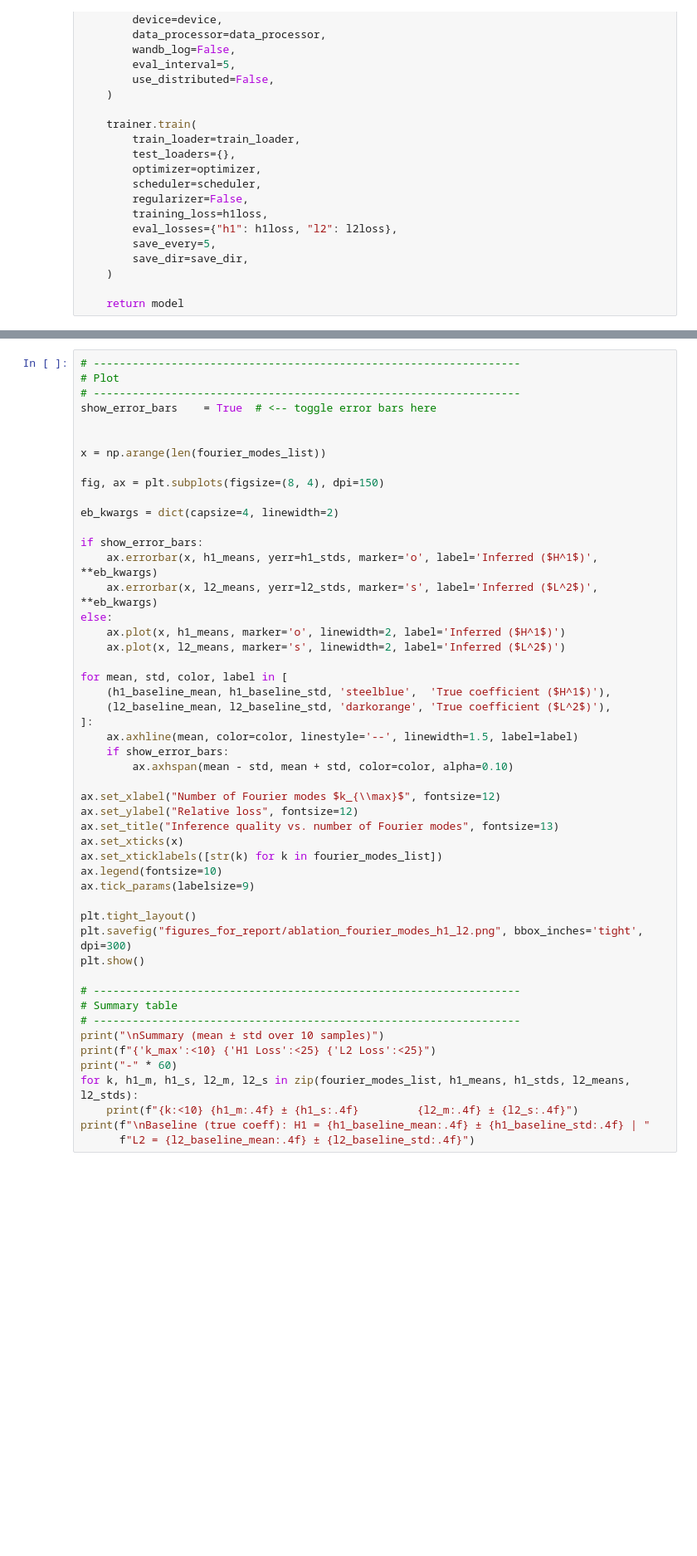
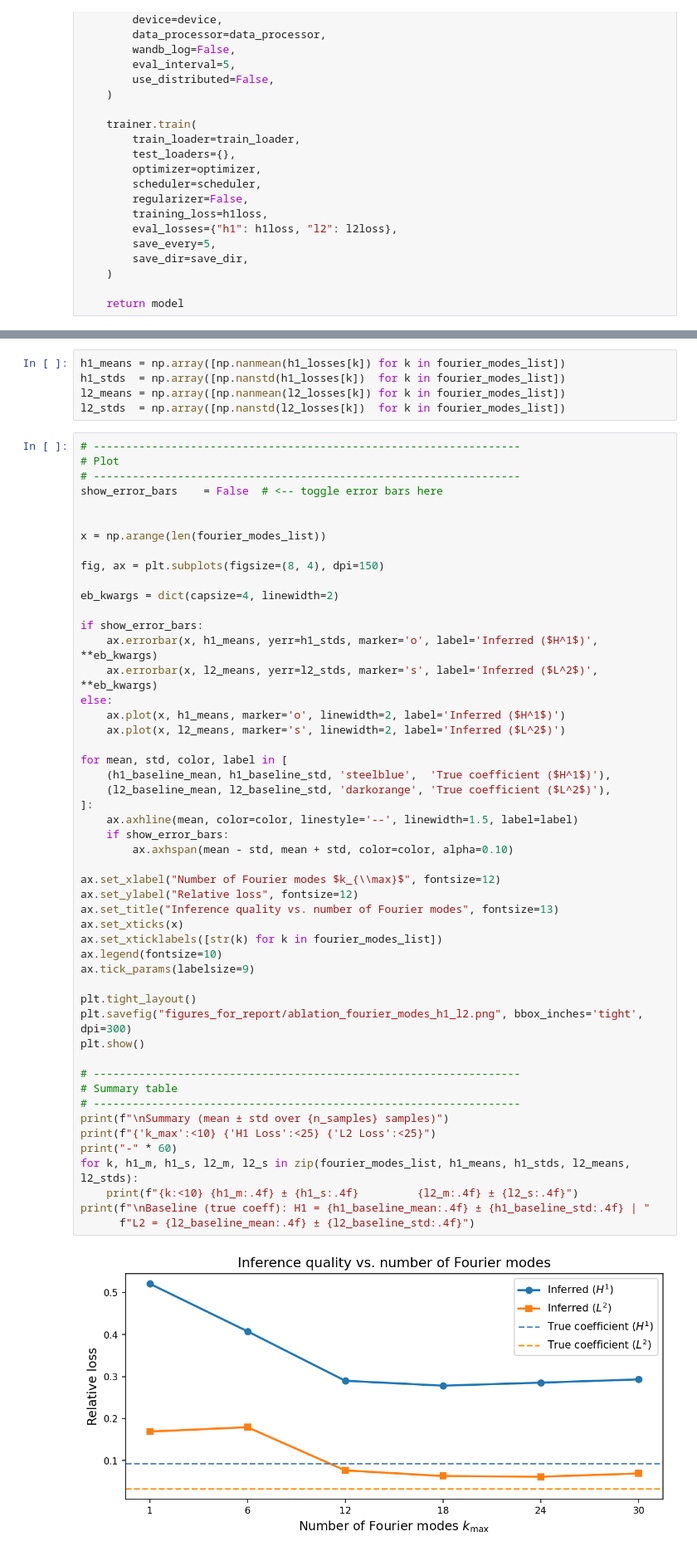
Before and after one commit to gzein/fno-bayesian-inverse-problems, a Jupyter notebook: nearly_ablation.ipynb, the cells around one changed output, grey strips where cells are left out. Shown at 83% size. Cells and saved outputs as stored; diff of their text form; blank space fills up the shorter version.

Commit message:
Complete ablation studies for Fourier modes and Data fraction

```diff
--- a/nearly_ablation.ipynb
+++ b/nearly_ablation.ipynb
@@ -853,8 +849,13 @@ KeyboardInterrupt:
+# %%
+h1_means = np.array([np.nanmean(h1_losses[k]) for k in fourier_modes_list])
+h1_stds  = np.array([np.nanstd(h1_losses[k])  for k in fourier_modes_list])
+l2_means = np.array([np.nanmean(l2_losses[k]) for k in fourier_modes_list])
+l2_stds  = np.array([np.nanstd(l2_losses[k])  for k in fourier_modes_list])
 # %%
 # ------------------------------------------------------------------
 # Plot
 # ------------------------------------------------------------------
-show_error_bars    = True  # <-- toggle error bars here
+show_error_bars    = False  # <-- toggle error bars here
 
 
 x = np.arange(len(fourier_modes_list))
@@ -872,31 +873,33 @@ else:
 
 for mean, std, color, label in [
     (h1_baseline_mean, h1_baseline_std, 'steelblue',  'True coefficient ($H^1$)'),
     (l2_baseline_mean, l2_baseline_std, 'darkorange', 'True coefficient ($L^2$)'),
 ]:
     ax.axhline(mean, color=color, linestyle='--', linewidth=1.5, label=label)
     if show_error_bars:
         ax.axhspan(mean - std, mean + std, color=color, alpha=0.10)
 
 ax.set_xlabel("Number of Fourier modes $k_{\\max}$", fontsize=12)
 ax.set_ylabel("Relative loss", fontsize=12)
 ax.set_title("Inference quality vs. number of Fourier modes", fontsize=13)
 ax.set_xticks(x)
 ax.set_xticklabels([str(k) for k in fourier_modes_list])
 ax.legend(fontsize=10)
 ax.tick_params(labelsize=9)
 
 plt.tight_layout()
 plt.savefig("figures_for_report/ablation_fourier_modes_h1_l2.png", bbox_inches='tight', dpi=300)
 plt.show()
 
 # ------------------------------------------------------------------
 # Summary table
 # ------------------------------------------------------------------
-print("\nSummary (mean ± std over 10 samples)")
+print(f"\nSummary (mean ± std over {n_samples} samples)")
 print(f"{'k_max':<10} {'H1 Loss':<25} {'L2 Loss':<25}")
 print("-" * 60)
 for k, h1_m, h1_s, l2_m, l2_s in zip(fourier_modes_list, h1_means, h1_stds, l2_means, l2_stds):
     print(f"{k:<10} {h1_m:.4f} ± {h1_s:.4f}         {l2_m:.4f} ± {l2_s:.4f}")
 print(f"\nBaseline (true coeff): H1 = {h1_baseline_mean:.4f} ± {h1_baseline_std:.4f} | "
       f"L2 = {l2_baseline_mean:.4f} ± {l2_baseline_std:.4f}")
+# %% [output]
+[figure, added]
```
Also changed, not shown: parts of 15 cells of this notebook, 6 other files.
